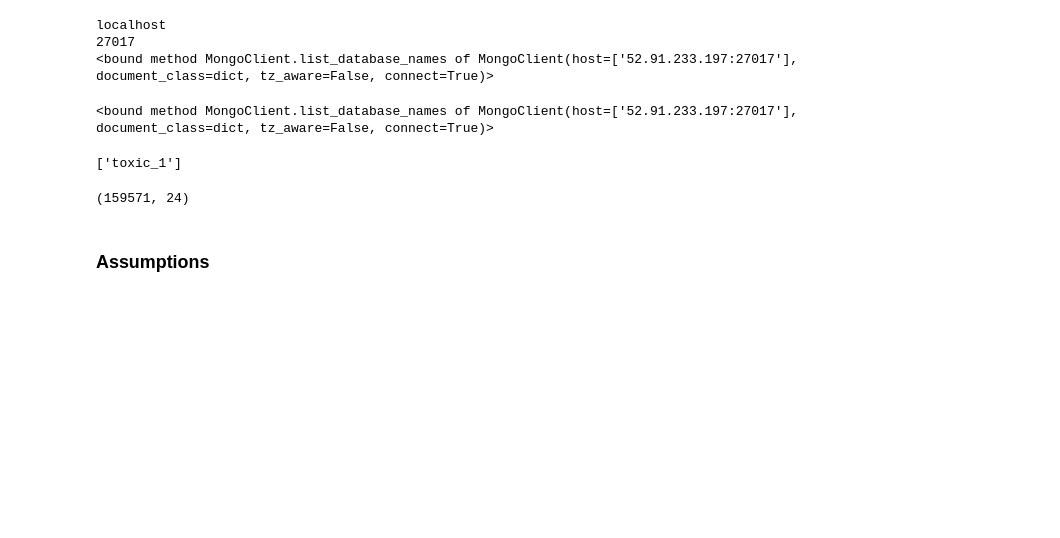
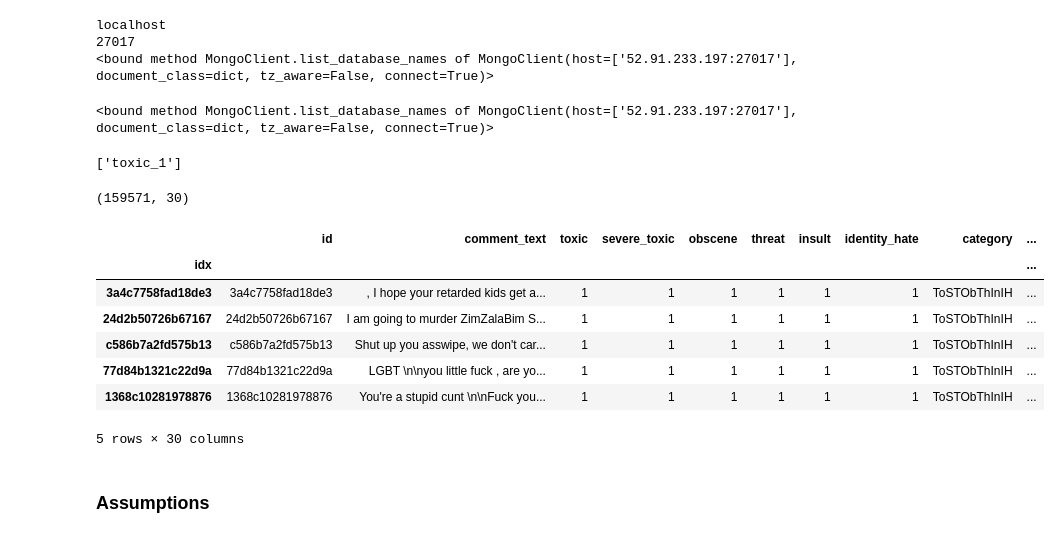
Before and after one commit to cipher813/McMahon_Metis, a Jupyter notebook: Project_4/notebooks/4_Toxic_EDA_1.ipynb, the cells around one changed output. Cells and saved outputs as stored; diff of their text form; code cells hidden in the pictures; blank space fills up the shorter version.

```diff
--- a/Project_4/notebooks/4_Toxic_EDA_1.ipynb
+++ b/Project_4/notebooks/4_Toxic_EDA_1.ipynb
@@ -53,9 +53,17 @@ funky_test = db.get_collection('toxic_1')
 # %%
 df = pd.read_pickle('../data/toxictrain.pkl')
 print(df.shape)
-# df.head()
+df.head()
 # %% [output]
-(159571, 24)
+(159571, 30)
+|  | id | comment_text | toxic | severe_toxic | obscene | threat | insult | identity_hate | category | ... |
+| idx |  |  |  |  |  |  |  |  |  | ... |
+| 3a4c7758fad18de3 | 3a4c7758fad18de3 | , I hope your retarded kids get a... | 1 | 1 | 1 | 1 | 1 | 1 | ToSTObThInIH | ... |
+| 24d2b50726b67167 | 24d2b50726b67167 | I am going to murder ZimZalaBim S... | 1 | 1 | 1 | 1 | 1 | 1 | ToSTObThInIH | ... |
+| c586b7a2fd575b13 | c586b7a2fd575b13 | Shut up you asswipe, we don't car... | 1 | 1 | 1 | 1 | 1 | 1 | ToSTObThInIH | ... |
+| 77d84b1321c22d9a | 77d84b1321c22d9a | LGBT \n\nyou little fuck , are yo... | 1 | 1 | 1 | 1 | 1 | 1 | ToSTObThInIH | ... |
+| 1368c10281978876 | 1368c10281978876 | You're a stupid cunt \n\nFuck you... | 1 | 1 | 1 | 1 | 1 | 1 | ToSTObThInIH | ... |
+5 rows × 30 columns
 # %% [markdown]
 ### Assumptions
 # %%
```
Also changed, not shown: parts of 27 cells of this notebook, 9 other files.
